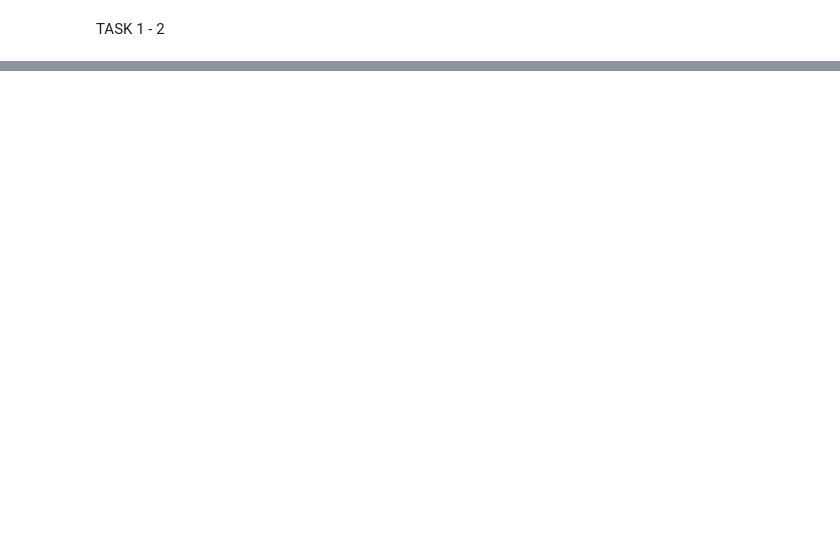
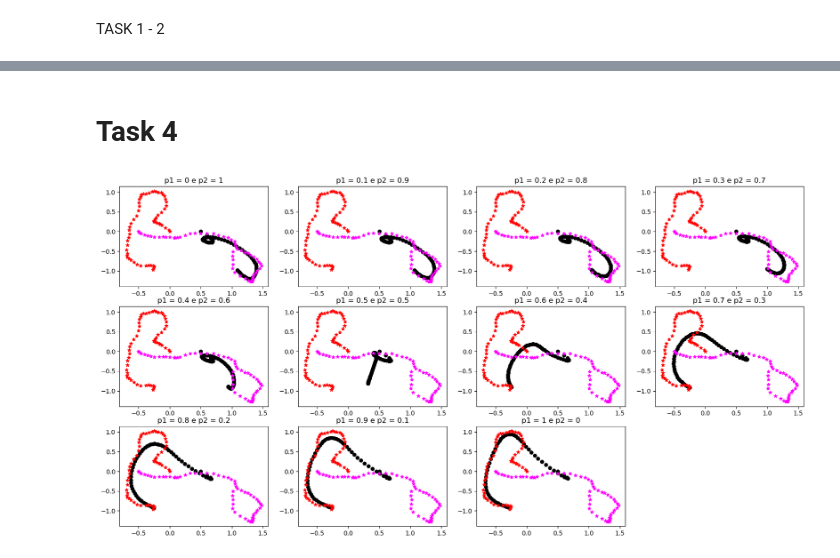
Before and after one commit to Matteo7100/OA-project, a Jupyter notebook: project_notebook.ipynb, the cells around one changed output, grey strips where cells are left out. Drawn from its saved outputs; the diff is of its cells as text; code cells hidden in the pictures; blank space fills up the shorter version.

Commit message:
complete tasks 1 to 4

```diff
--- a/project_notebook.ipynb
+++ b/project_notebook.ipynb
@@ -83,0 +163,47 @@ plt.show()
+# %% [markdown]
+# Task 4
+# %%
+# load target
+target_1 = np.load("target_1.npy")
+target_2 = np.load("target_2.npy")
+
+
+# define time horizon
+T = len(target_1[0])
+# %%
+# Tracking Error
+TE_1 = cp.sum([cp.norm(E @ x[:, t] - target_1[:, t], 2) for t in range(T)])
+TE_2 = cp.sum([cp.norm(E @ x[:, t] - target_2[:, t], 2) for t in range(T)])
+
+# Control Effort
+CE = cp.sum_squares(u[:, : T - 1])
+# %%
+# result storage
+results = []
+
+# define objective
+rho = 10
+TE_1_results = []
+TE_2_results = []
+CE_results = []
+rho = 0.1
+
+for p1, p2 in [(0,1) ,(0.1, 0.9), (0.2, 0.8), (0.3, 0.7), (0.4, 0.6), (0.5, 0.5), (0.6, 0.4), (0.7, 0.3), (0.8, 0.2), (0.9, 0.1), (1,0)]:
+    objective = cp.Minimize(p1*TE_1 + p2*TE_2 + rho * CE)
+    prob = cp.Problem(objective, constraints)
+    prob.solve()
+    TE_1_results.append(TE_1.value)
+    TE_2_results.append(TE_2.value)
+    CE_results.append(CE.value)
+    results.append((p1, x[0].value, x[1].value))
+# %%
+# plot tracking results
+plt.figure(figsize=(20,10))
+for i, (p1, x1, x2) in enumerate(results):
+    plt.subplot(3,4,i+1)
+    plt.title(f"p1 = {p1} e p2 = {round(1-p1,1)}")
+    plt.scatter(x1, x2, color="black", s=30)
+    plt.scatter(target_1[0], target_1[1], color="red", marker="*", s=30, label="target_1")
+    plt.scatter(target_2[0], target_2[1], color="magenta", marker="*", s=30, label="target_2")
+# %% [output]
+[figure, added]
```
Also changed, not shown: parts of 14 cells of this notebook, 1 other file.
